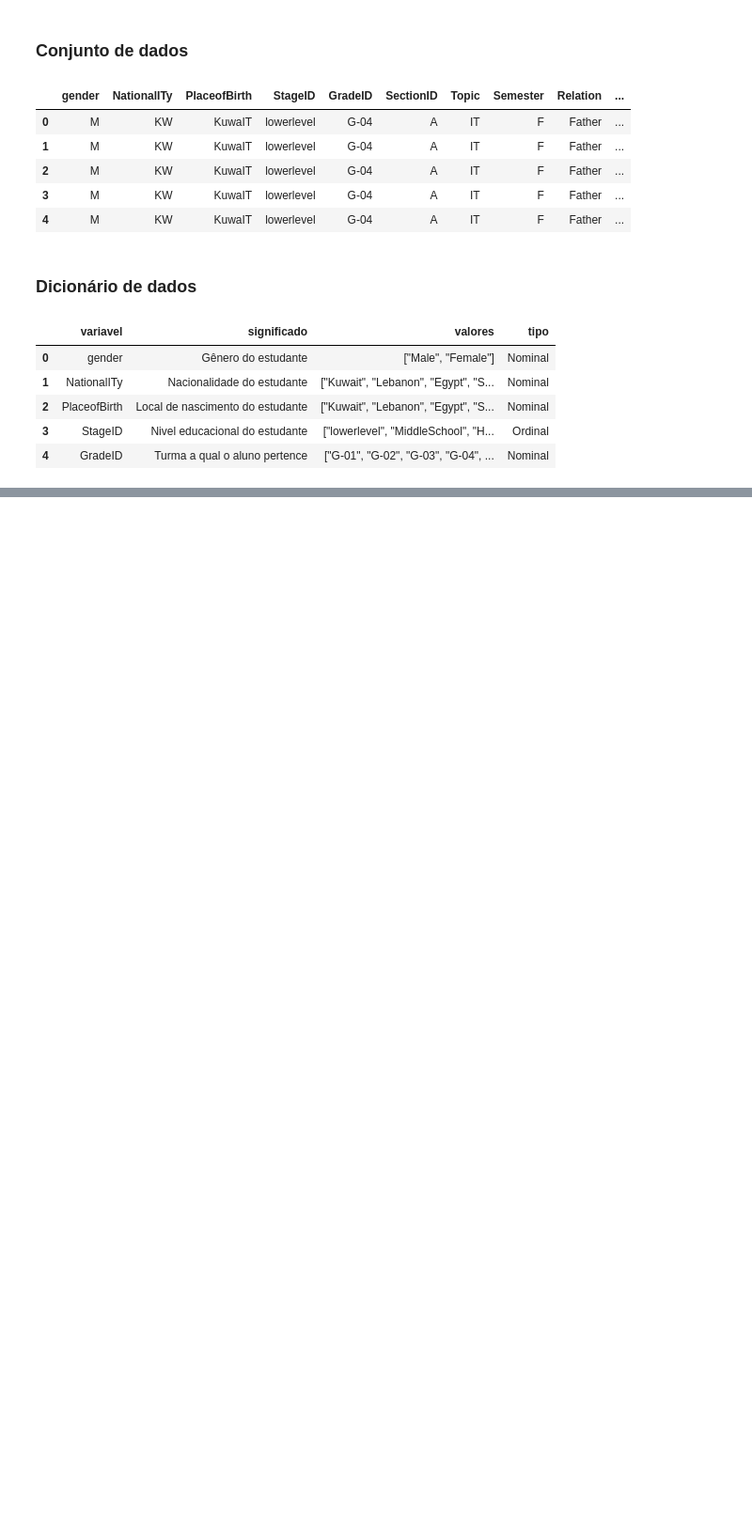
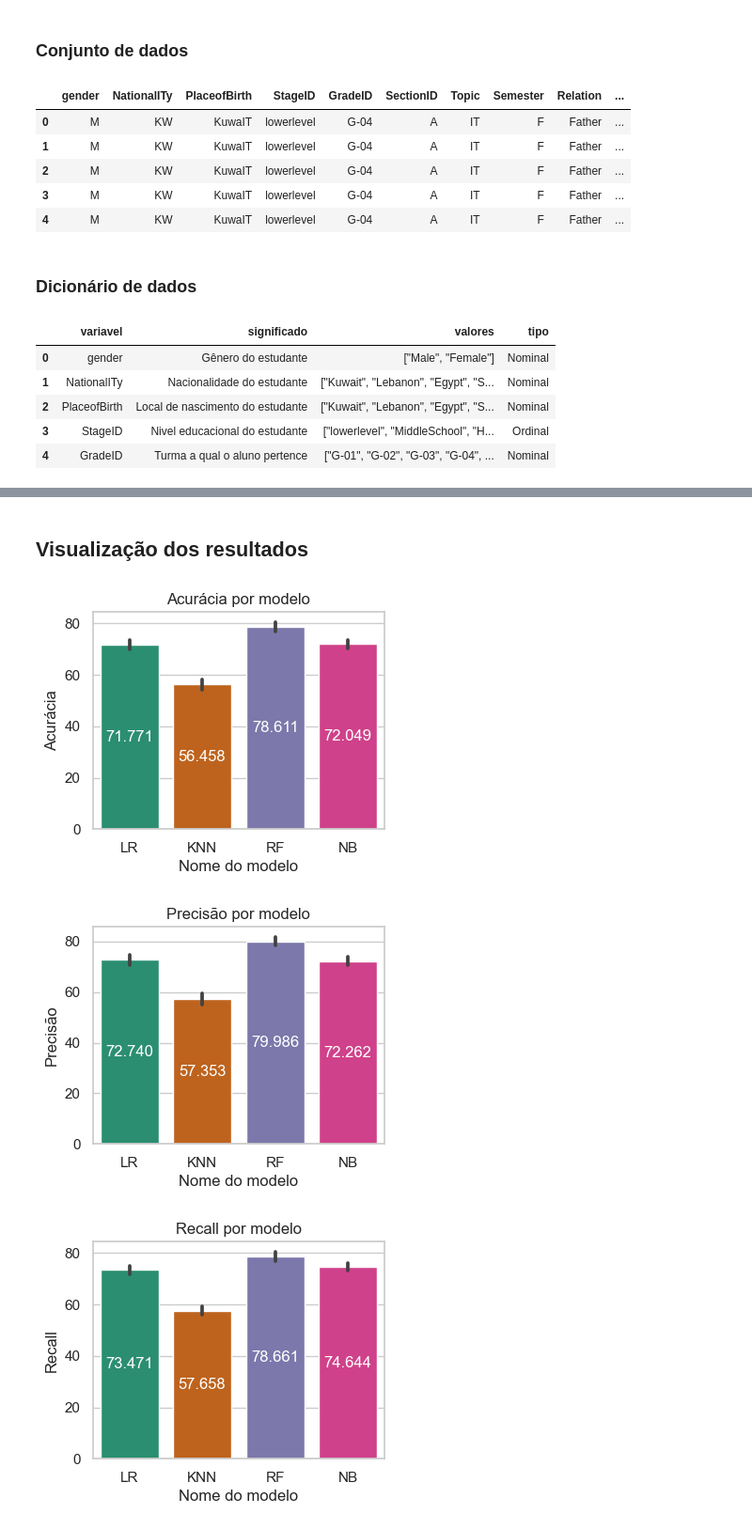
Before and after one commit to atlantico-academy/student-academic-performance, a Jupyter notebook: notebooks/02-comparative_analysis.ipynb, the cells around one changed output, grey strips where cells are left out. Shown: that part at 94% size. Saved outputs shown, nothing was run; the diff lists cells and outputs as text; code cells hidden in the pictures; blank space fills up the shorter version.

Commit message:
feature: barplot para visualização dos resultados

```diff
--- a/notebooks/02-comparative_analysis.ipynb
+++ b/notebooks/02-comparative_analysis.ipynb
@@ -199,3 +204,6 @@ RF run...
+# %%
+results.to_csv("data.csv")
+results_data = results.copy()
 # %%
 def highlight_max(s, props=''):
     values = [float(value.split()[0]) for value in s.values[1:]]
@@ -265,0 +302,32 @@ dump(approach, '../models/model.joblib')
+# %% [markdown]
+## Visualização dos resultados
+# %%
+def porcentagem(x):
+    return x*100
+
+data = results_data[['test_acuracia','test_precisão','test_recall']].apply(porcentagem)
+data['model_name'] = results_data['model_name']
+
+def barplot(column_y, name_column_y,data):
+    sns.set(style="whitegrid")
+    plt.figure(figsize=(4, 3))
+    ax = sns.barplot(data=data, y=column_y, x='model_name',palette='Dark2')
+    ax.bar_label(
+        ax.containers[0],
+        fmt='%.3f',
+        label_type='center',
+        color='white'
+    )
+    plt.xlabel('Nome do modelo')
+    plt.ylabel(name_column_y)
+    plt.title(name_column_y + ' por modelo')
+    plt.show()
+
+barplot('test_acuracia', 'Acurácia',data)
+barplot('test_precisão', 'Precisão',data)
+barplot('test_recall', 'Recall',data)
+barplot('score_time', 'Time',results_data)
+# %% [output]
+[figure, added]
+[figure, added]
+[figure, added]
```
Also changed, not shown: parts of 8 cells of this notebook.
